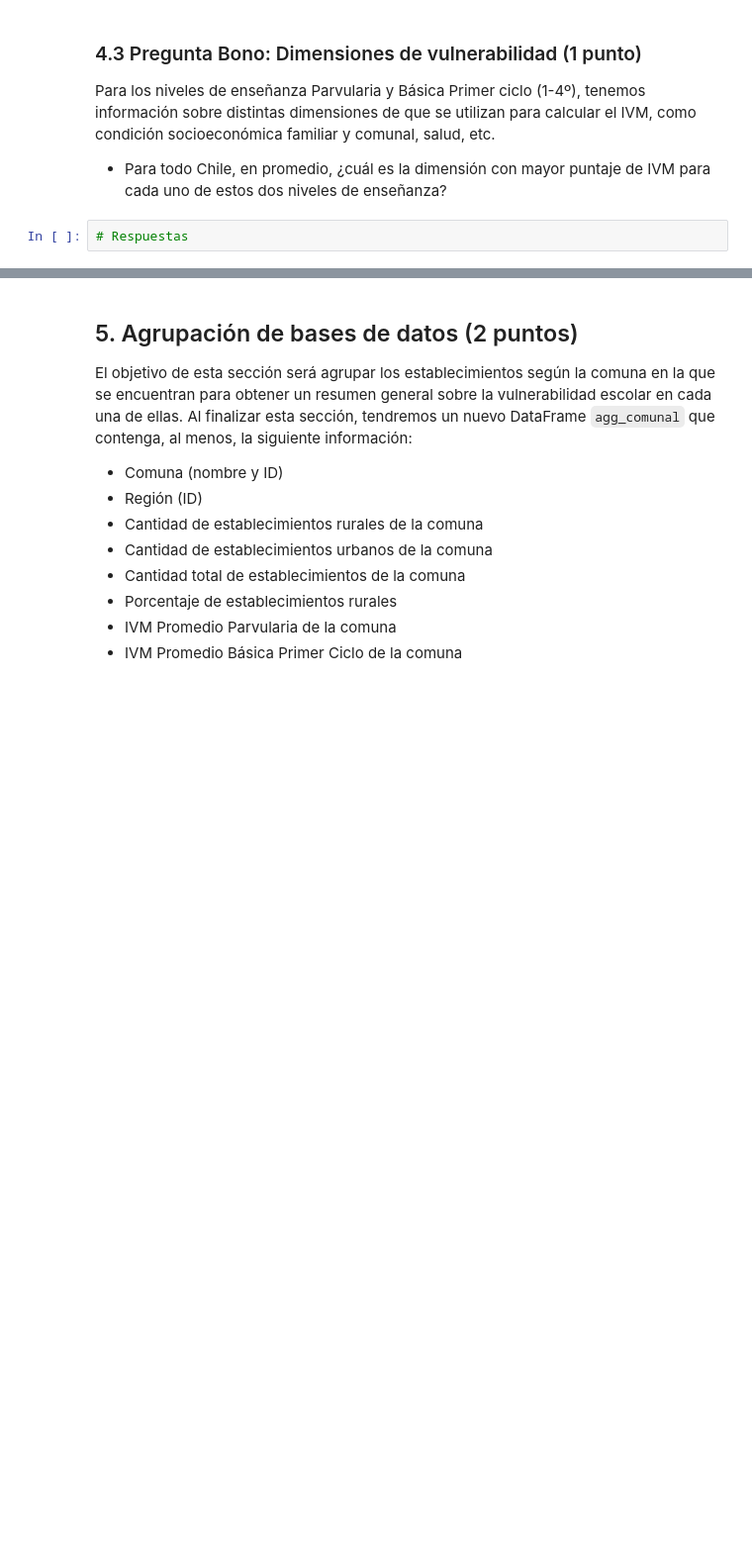
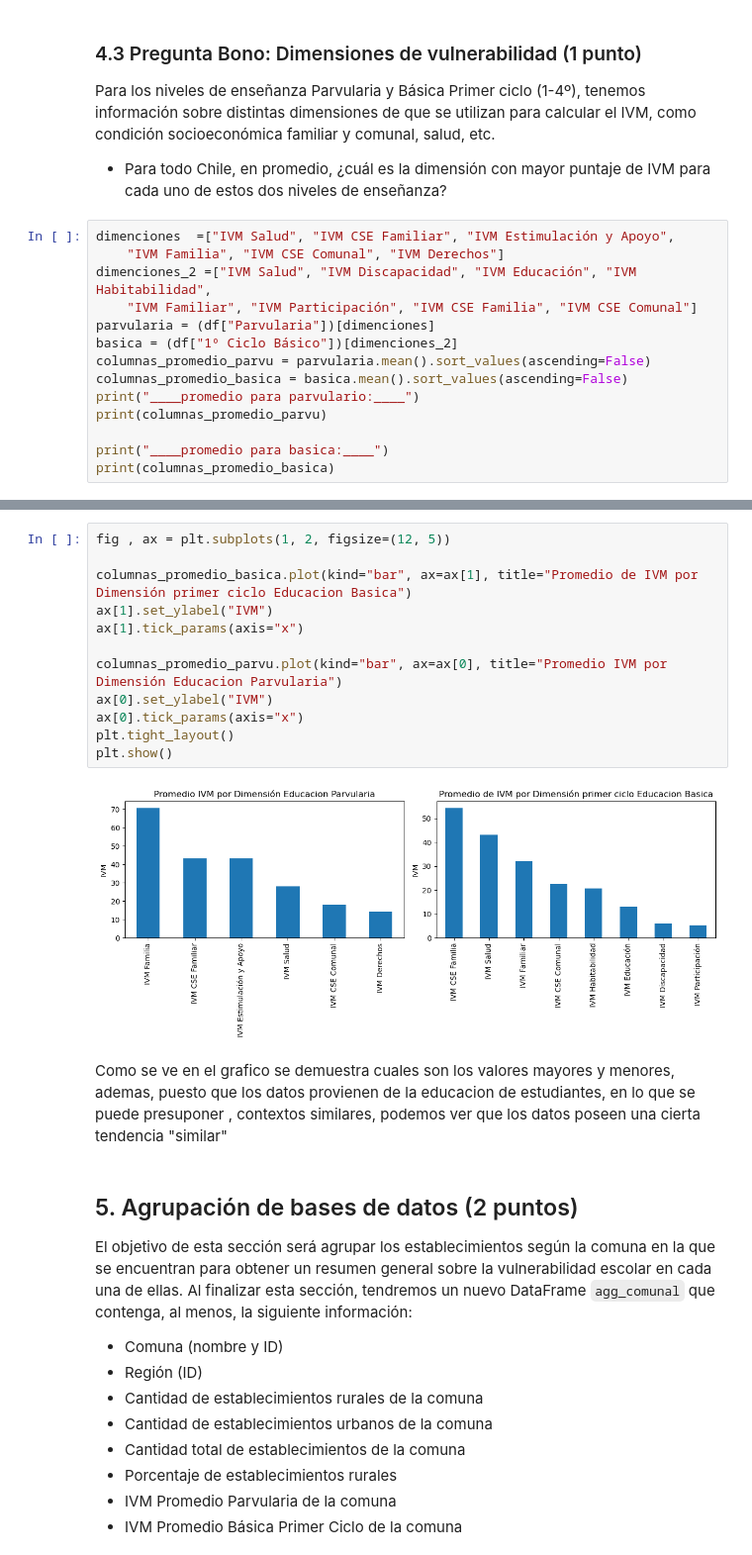
Before and after one commit to esteban78009/IMT2200-Esteban-Cortes, a Jupyter notebook: tareas/tarea 03/IMT2200-25s2 - Tarea 03.ipynb, the cells around one changed output, grey strips where cells are left out. Shown at 99% size. Saved outputs shown, nothing was run; the diff lists cells and outputs as text; blank space fills up the shorter version.

```diff
--- a/tareas/tarea 03/IMT2200-25s2 - Tarea 03.ipynb
+++ b/tareas/tarea 03/IMT2200-25s2 - Tarea 03.ipynb
@@ -292,4 +323,16 @@ Para los niveles de enseñanza Parvularia y Básica Primer ciclo (1-4º), tenemo
 
 * Para todo Chile, en promedio, ¿cuál es la dimensión con mayor puntaje de IVM para cada uno de estos dos niveles de enseñanza?
 # %%
-# Respuestas
+dimenciones  =["IVM Salud", "IVM CSE Familiar", "IVM Estimulación y Apoyo",
+    "IVM Familia", "IVM CSE Comunal", "IVM Derechos"]
+dimenciones_2 =["IVM Salud", "IVM Discapacidad", "IVM Educación", "IVM Habitabilidad",
+    "IVM Familiar", "IVM Participación", "IVM CSE Familia", "IVM CSE Comunal"]
+parvularia = (df["Parvularia"])[dimenciones]
+basica = (df["1º Ciclo Básico"])[dimenciones_2]
+columnas_promedio_parvu = parvularia.mean().sort_values(ascending=False)
+columnas_promedio_basica = basica.mean().sort_values(ascending=False)
+print("____promedio para parvulario:____")
+print(columnas_promedio_parvu)
+
+print("____promedio para basica:____")
+print(columnas_promedio_basica)
@@ -298,3 +369,19 @@ Respuesta y comentarios:
+# %%
+fig , ax = plt.subplots(1, 2, figsize=(12, 5))
+
+columnas_promedio_basica.plot(kind="bar", ax=ax[1], title="Promedio de IVM por Dimensión primer ciclo Educacion Basica")
+ax[1].set_ylabel("IVM")
+ax[1].tick_params(axis="x")
+
+columnas_promedio_parvu.plot(kind="bar", ax=ax[0], title="Promedio IVM por Dimensión Educacion Parvularia")
+ax[0].set_ylabel("IVM")
+ax[0].tick_params(axis="x")
+plt.tight_layout()
+plt.show()
+# %% [output]
+[figure, added]
+# %% [markdown]
+Como se ve en el grafico se demuestra cuales son los valores mayores y menores, ademas, puesto que los datos provienen de la educacion de estudiantes, en lo que se puede presuponer , contextos similares, podemos ver que los datos poseen una cierta tendencia "similar"
 # %% [markdown]
 ## 5. Agrupación de bases de datos (2 puntos)
 
```
Also changed, not shown: parts of 9 cells of this notebook.
